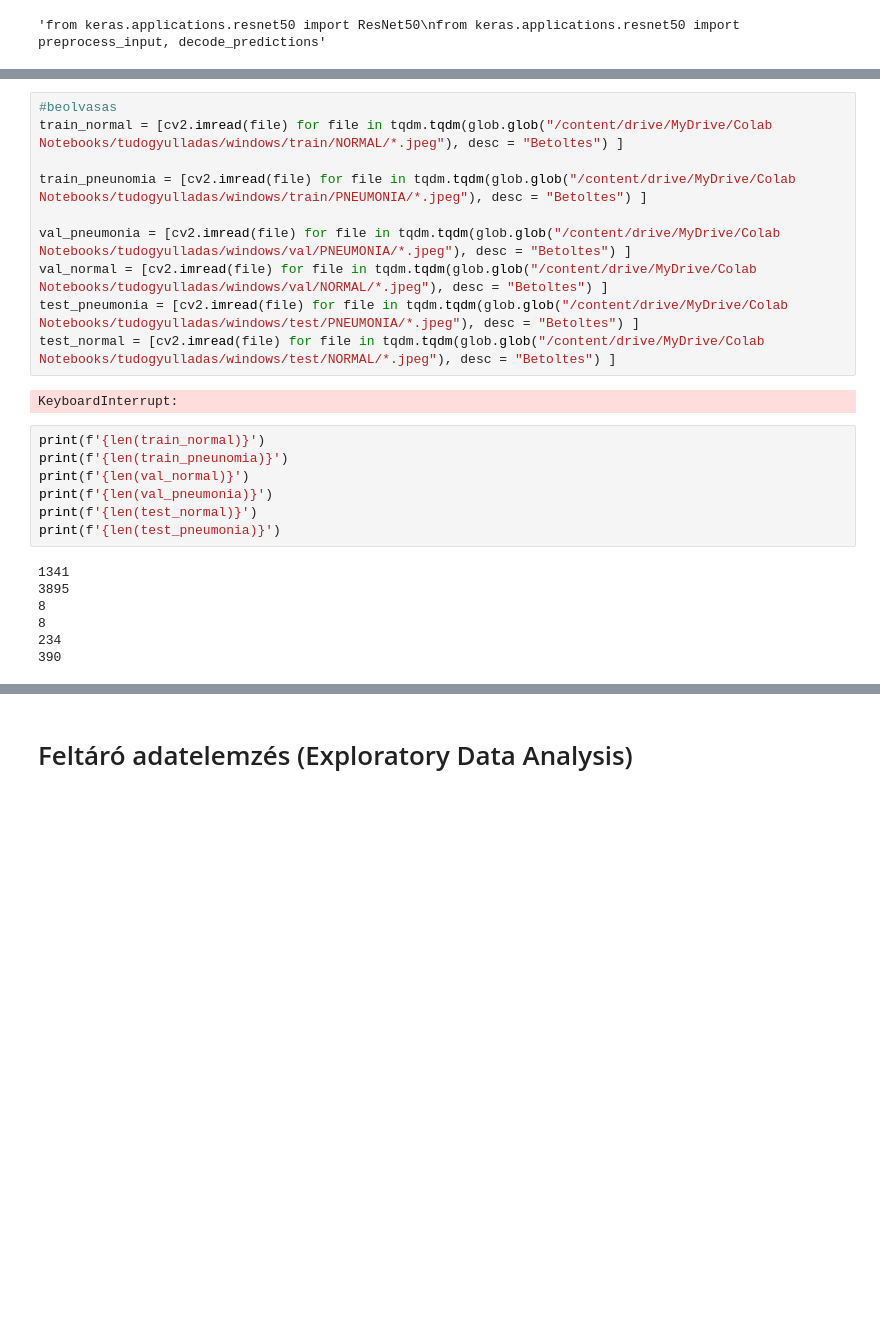
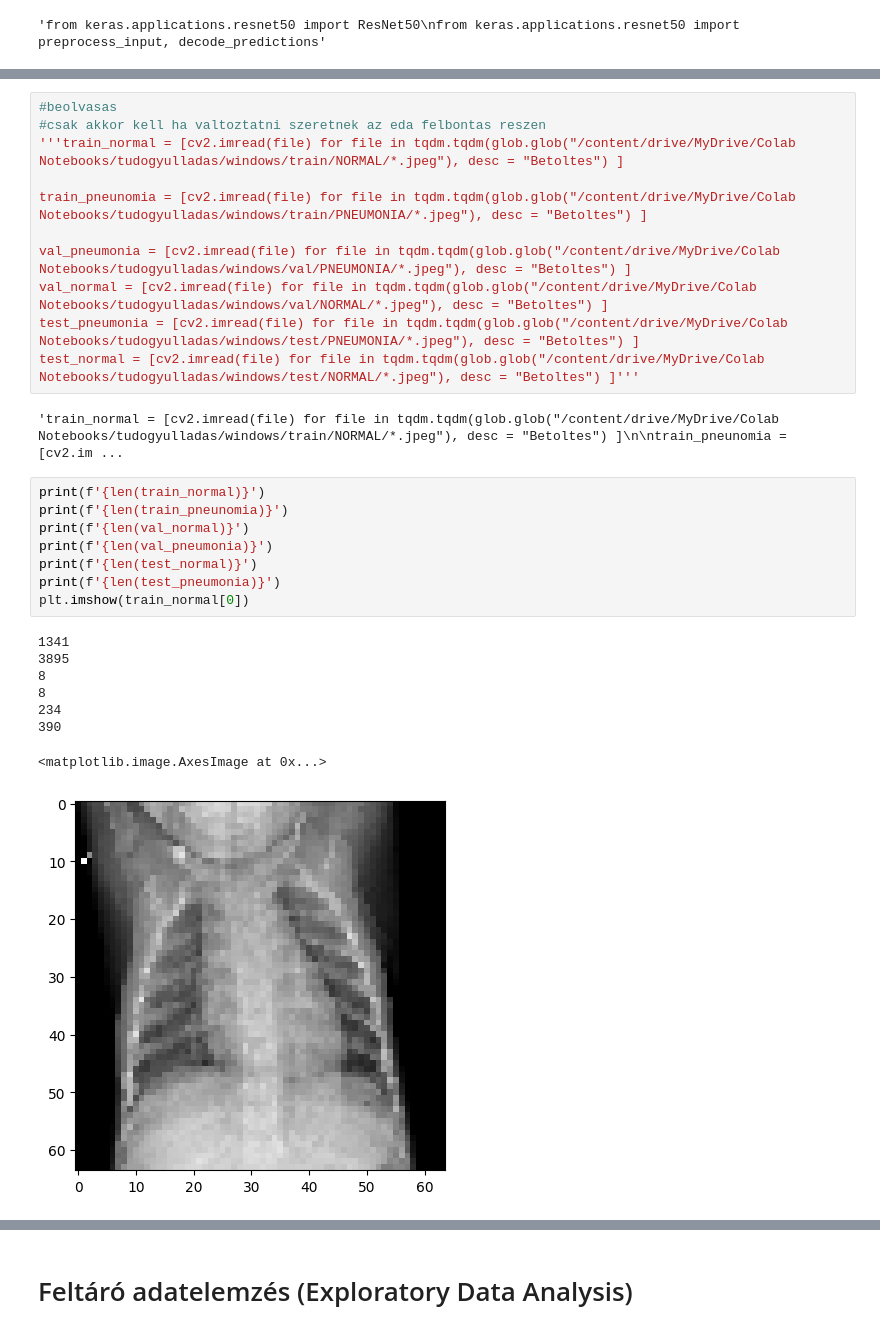
Before and after one commit to Adr1an11/Pneumonia-detection, a Jupyter notebook: pneunomia_detection.ipynb, the cells around one changed output, grey strips where cells are left out. Saved outputs shown, nothing was run; the diff lists cells and outputs as text; blank space fills up the shorter version.

```diff
--- a/pneunomia_detection.ipynb
+++ b/pneunomia_detection.ipynb
@@ -59,29 +72,33 @@ train_normal = resizing_all(train_normal)
 # %%
 #beolvasas
-train_normal = [cv2.imread(file) for file in tqdm.tqdm(glob.glob("/content/drive/MyDrive/Colab Notebooks/tudogyulladas/windows/train/NORMAL/*.jpeg"), desc = "Betoltes") ]
+#csak akkor kell ha valtoztatni szeretnek az eda felbontas reszen
+'''train_normal = [cv2.imread(file) for file in tqdm.tqdm(glob.glob("/content/drive/MyDrive/Colab Notebooks/tudogyulladas/windows/train/NORMAL/*.jpeg"), desc = "Betoltes") ]
 
 train_pneunomia = [cv2.imread(file) for file in tqdm.tqdm(glob.glob("/content/drive/MyDrive/Colab Notebooks/tudogyulladas/windows/train/PNEUMONIA/*.jpeg"), desc = "Betoltes") ]
 
 val_pneumonia = [cv2.imread(file) for file in tqdm.tqdm(glob.glob("/content/drive/MyDrive/Colab Notebooks/tudogyulladas/windows/val/PNEUMONIA/*.jpeg"), desc = "Betoltes") ]
 val_normal = [cv2.imread(file) for file in tqdm.tqdm(glob.glob("/content/drive/MyDrive/Colab Notebooks/tudogyulladas/windows/val/NORMAL/*.jpeg"), desc = "Betoltes") ]
 test_pneumonia = [cv2.imread(file) for file in tqdm.tqdm(glob.glob("/content/drive/MyDrive/Colab Notebooks/tudogyulladas/windows/test/PNEUMONIA/*.jpeg"), desc = "Betoltes") ]
-test_normal = [cv2.imread(file) for file in tqdm.tqdm(glob.glob("/content/drive/MyDrive/Colab Notebooks/tudogyulladas/windows/test/NORMAL/*.jpeg"), desc = "Betoltes") ]
+test_normal = [cv2.imread(file) for file in tqdm.tqdm(glob.glob("/content/drive/MyDrive/Colab Notebooks/tudogyulladas/windows/test/NORMAL/*.jpeg"), desc = "Betoltes") ]'''
 # %% [output]
-KeyboardInterrupt:
+'train_normal = [cv2.imread(file) for file in tqdm.tqdm(glob.glob("/content/drive/MyDrive/Colab Notebooks/tudogyulladas/windows/train/NORMAL/*.jpeg"), desc = "Betoltes") ]\n\ntrain_pneunomia = [cv2.im ...
 # %%
 print(f'{len(train_normal)}')
 print(f'{len(train_pneunomia)}')
 print(f'{len(val_normal)}')
 print(f'{len(val_pneumonia)}')
 print(f'{len(test_normal)}')
 print(f'{len(test_pneumonia)}')
+plt.imshow(train_normal[0])
 # %% [output]
 1341
 3895
 8
 8
 234
 390
+<matplotlib.image.AxesImage at 0x...>
+[figure, added]
 # %%
 # beolvasas megvaltoztatva
 # koncepció: a normal tüdő marad, de a bakterialis és virusosat szetvalasztjuk mindenhol(trainnél értelemszerű okokból, test-nél meg azért hogy tudjunk ellenőrzést csinálni a hatékonyságról)
```
Also changed, not shown: parts of 21 cells of this notebook.
